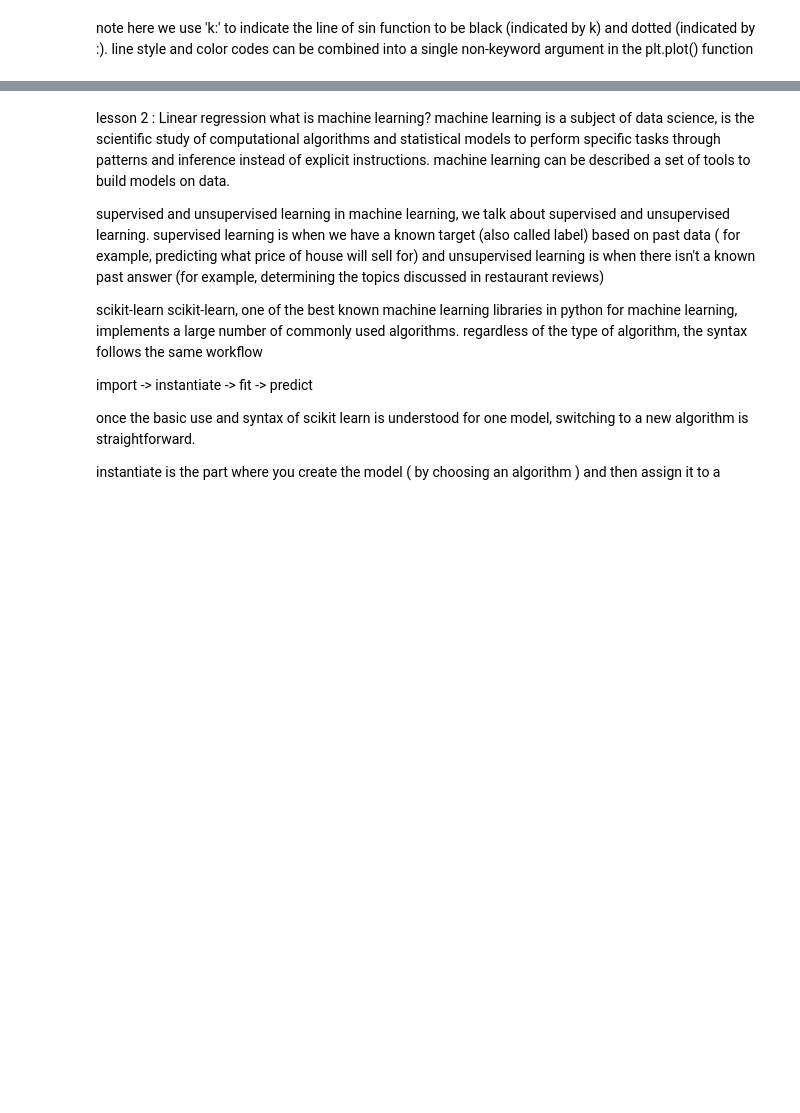
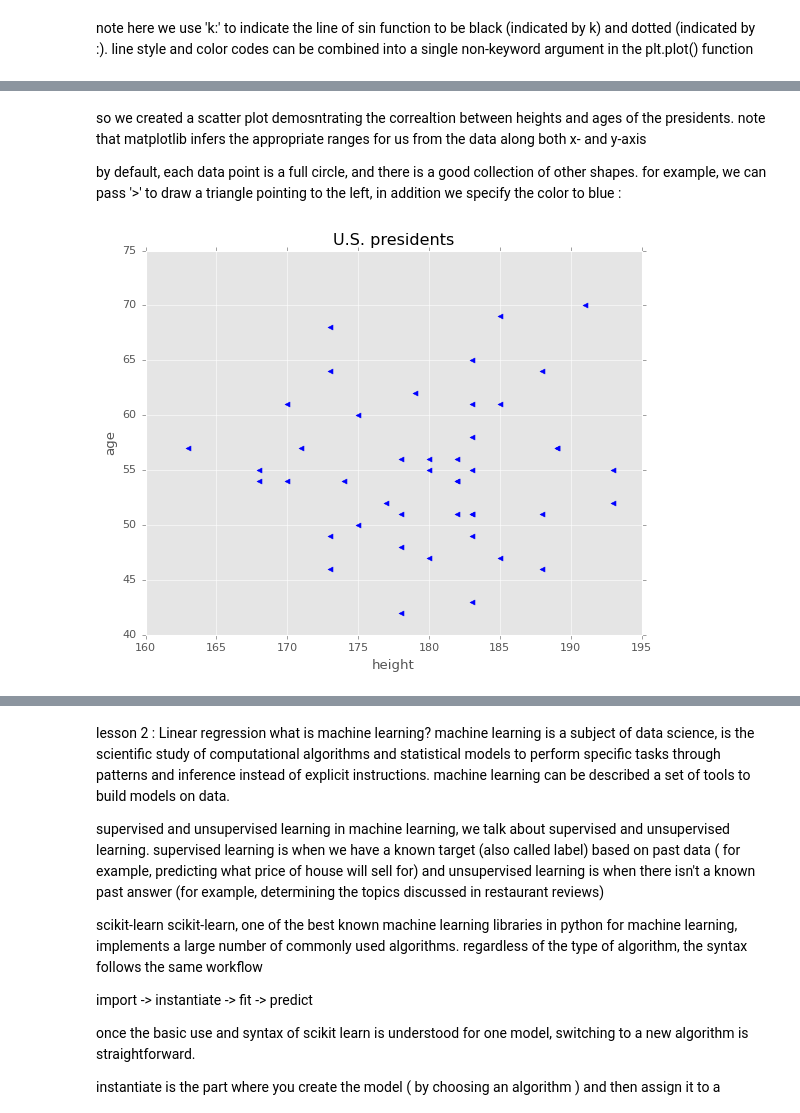
Before and after one commit to kassidy10/Developer, a Jupyter notebook: sololearn/DataScience.ipynb, the cells around one changed output, grey strips where cells are left out. Saved outputs shown, nothing was run; the diff lists cells and outputs as text; code cells hidden in the pictures; blank space fills up the shorter version.

```diff
--- a/sololearn/DataScience.ipynb
+++ b/sololearn/DataScience.ipynb
@@ -617,0 +634,15 @@ note here we use 'k:' to indicate the line of sin function to be black (indicate
+# %% [markdown]
+so we created a scatter plot demosntrating the correaltion between heights and ages of the presidents. note that matplotlib infers the appropriate ranges for us from the data along both x- and y-axis
+
+by default, each data point is a full circle, and there is a good collection of other shapes. for example, we can pass '>' to draw a triangle pointing to the left, in addition we specify the color to blue :
+# %%
+plt.scatter(presidents_df['height'],
+            presidents_df['age'],
+            marker='<',
+            color = 'b')
+plt.xlabel('height');
+plt.ylabel('age')
+plt.title('U.S. presidents')
+plt.show()
+# %% [output]
+[figure, added]
```
Also changed, not shown: parts of 43 cells of this notebook, 1 other file.
